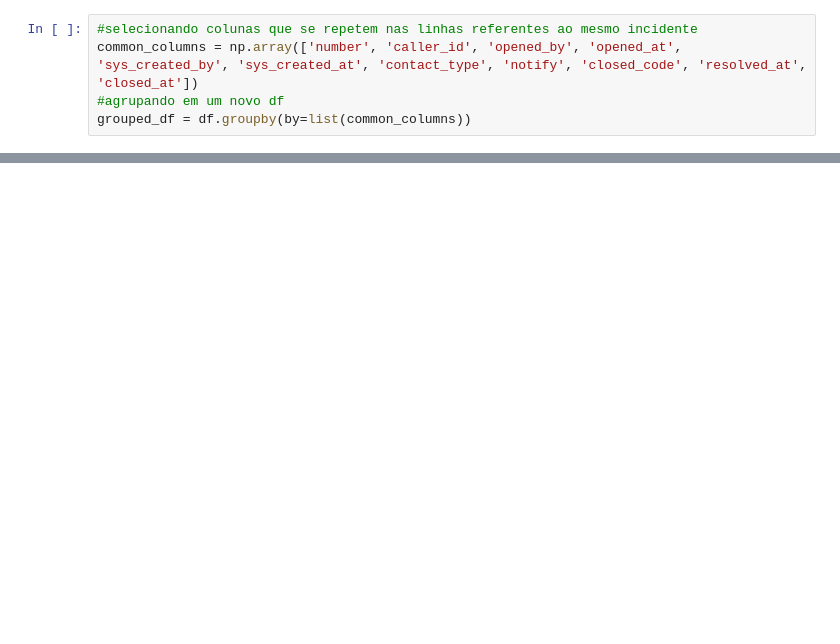
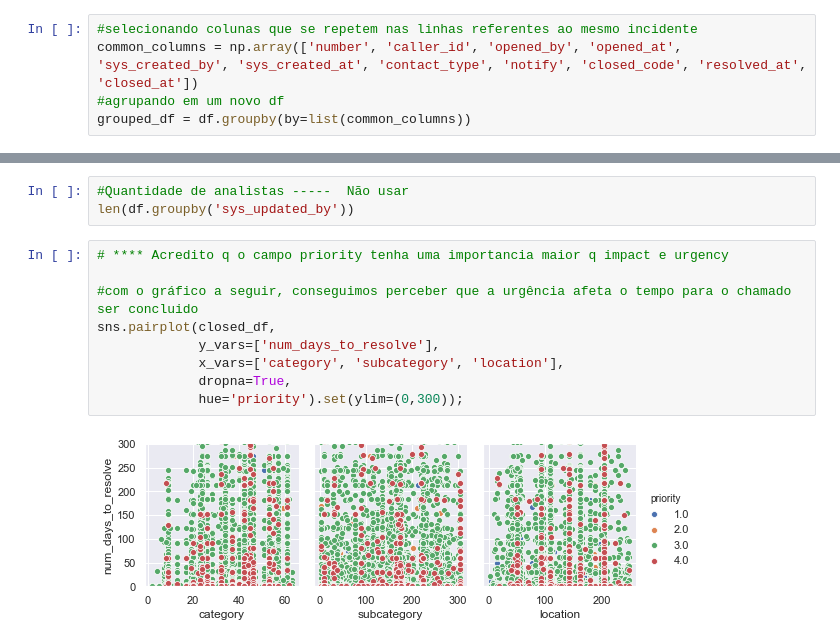
Before and after one commit to vitorsss/incident-notebook, a Jupyter notebook: work/incidents.ipynb, the cells around one changed output, grey strips where cells are left out. Cells and saved outputs as stored; diff of their text form; blank space fills up the shorter version.

```diff
--- a/work/incidents.ipynb
+++ b/work/incidents.ipynb
@@ -136,0 +315,14 @@ _ = plt.legend(loc='upper right')
+# %%
+#Quantidade de analistas -----  Não usar
+len(df.groupby('sys_updated_by'))
+# %%
+# **** Acredito q o campo priority tenha uma importancia maior q impact e urgency
+
+#com o gráfico a seguir, conseguimos perceber que a urgência afeta o tempo para o chamado ser concluido
+sns.pairplot(closed_df,
+             y_vars=['num_days_to_resolve'],
+             x_vars=['category', 'subcategory', 'location'],
+             dropna=True,
+             hue='priority').set(ylim=(0,300));
+# %% [output]
+[figure, added]
```
Also changed, not shown: parts of 28 cells of this notebook, 1 other file.
